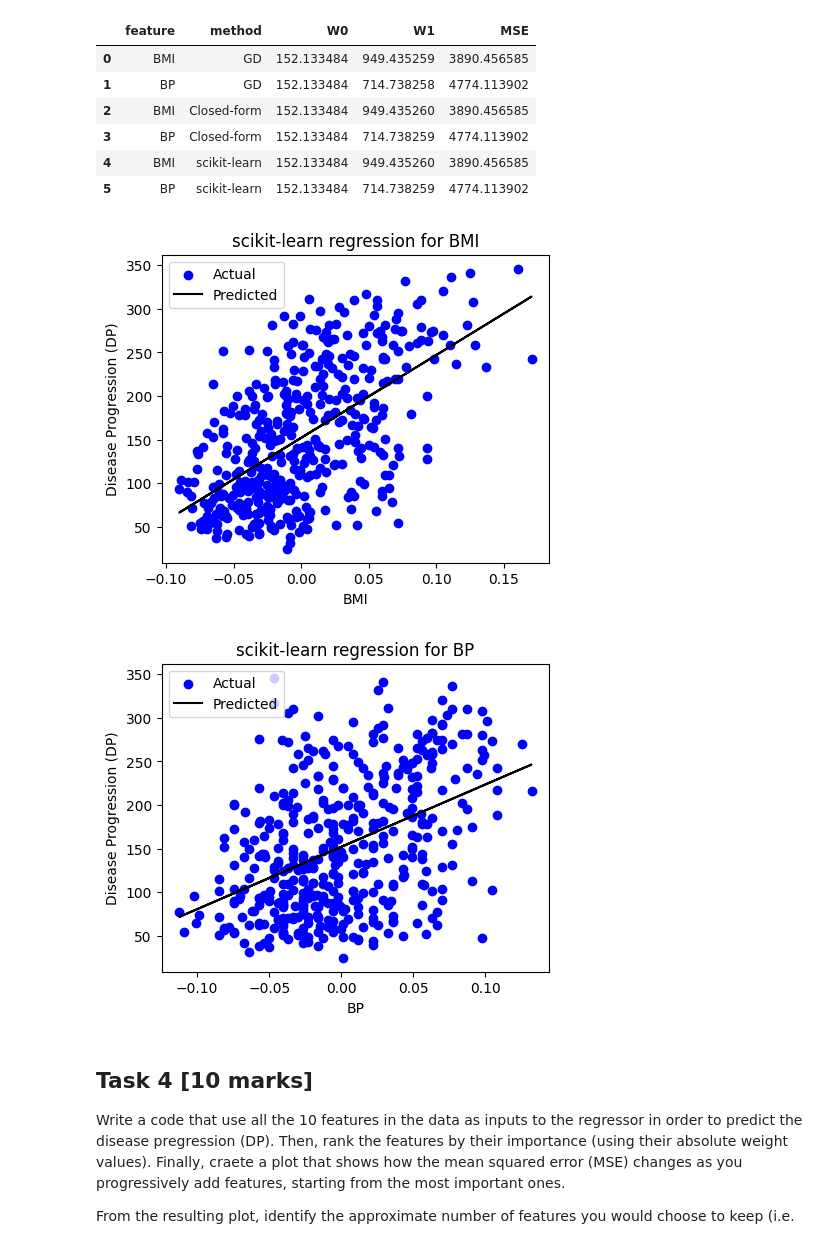
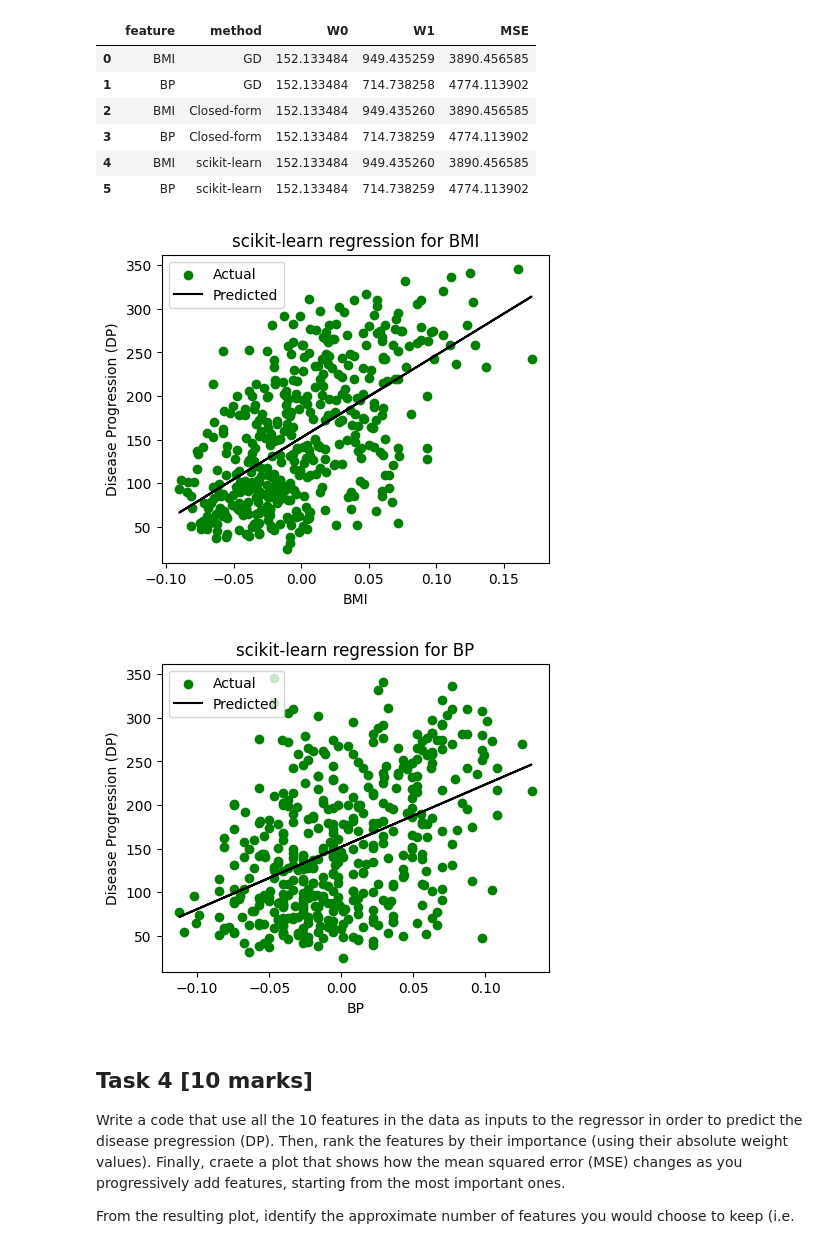
Before and after one commit to BenoitBenM/CW2_ML, a Jupyter notebook: 02_ML_LR.ipynb, the cells around one changed output. Drawn from its saved outputs; the diff is of its cells as text; code cells hidden in the pictures.

```diff
--- a/02_ML_LR.ipynb
+++ b/02_ML_LR.ipynb
@@ -621,25 +621,25 @@ comparison_table
 # %%
 # Task 3 (continued)
 
 # Here I plot the regression line returned by scikit-learn together with the
 # original data points. This mirrors the visualisations from GD and the
 # closed-form solution so we can see how consistent the three approaches are.
 
 for name in ["bmi", "bp"]:
     X = diabetes_data[[name]].values
     Y = diabetes_data["DP"].values
     model = sk_results[name]["model"]
 
-    Y_pred = model.predict(X)
+    y_vals = model.predict(X)
 
     plt.figure(figsize=(5, 4))
     plt.xlabel(name.upper())
     plt.ylabel("Disease Progression (DP)")
-    plt.scatter(X[:, 0], Y, color="blue", label="Actual")
-    plt.plot(X[:, 0], Y_pred, color="black", label="Predicted")
+    plt.scatter(X[:, 0], Y, color="green", label="Actual")
+    plt.plot(X[:, 0], y_vals, color="black", label="Predicted")
     plt.title(f"scikit-learn regression for {name.upper()}")
     plt.legend(loc="upper left")
     plt.show()
 # %% [output]
-[figure, old version]
+[figure, new version]
-[figure, old version]
+[figure, new version]
```
Also changed, not shown: parts of 5 cells of this notebook.
